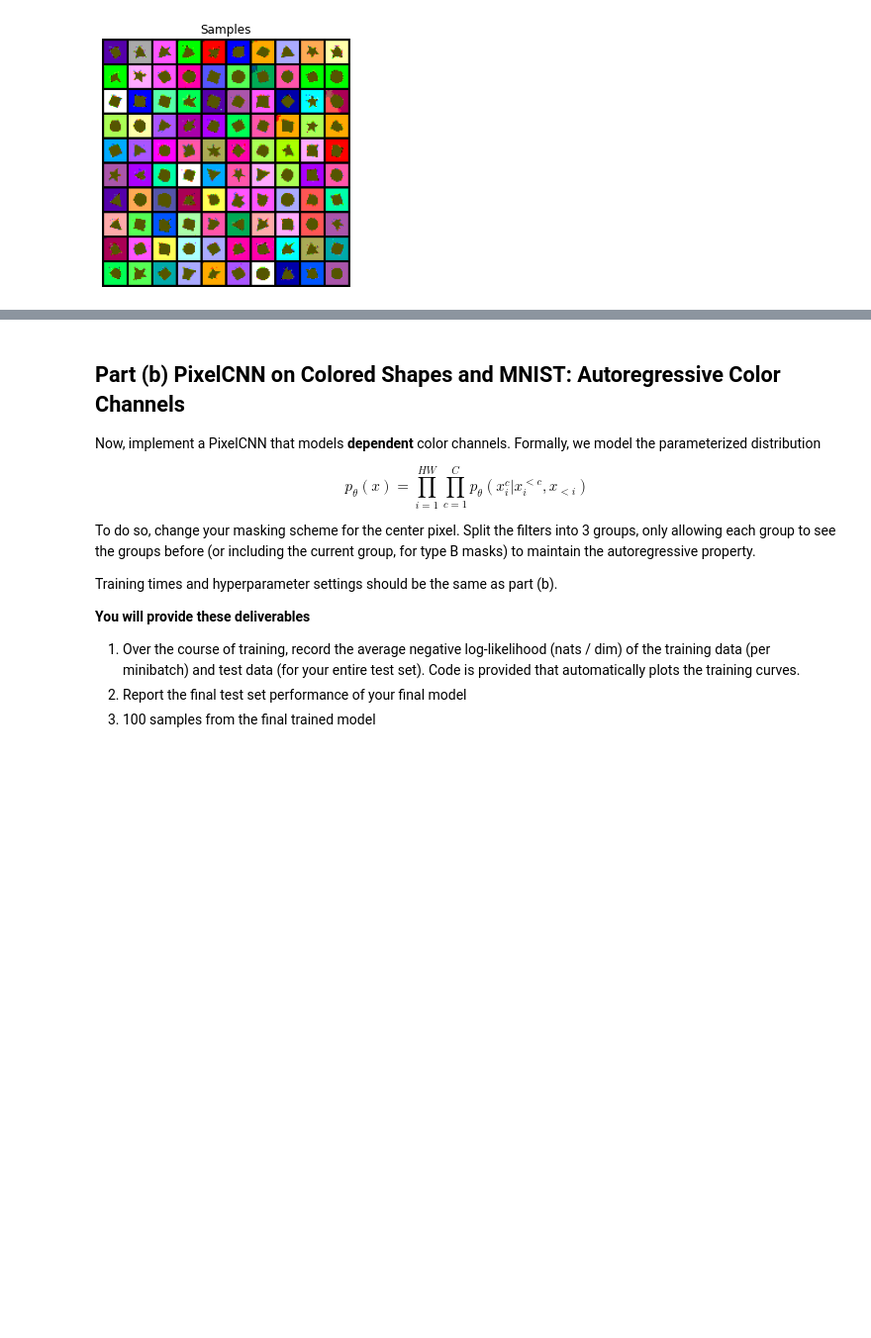
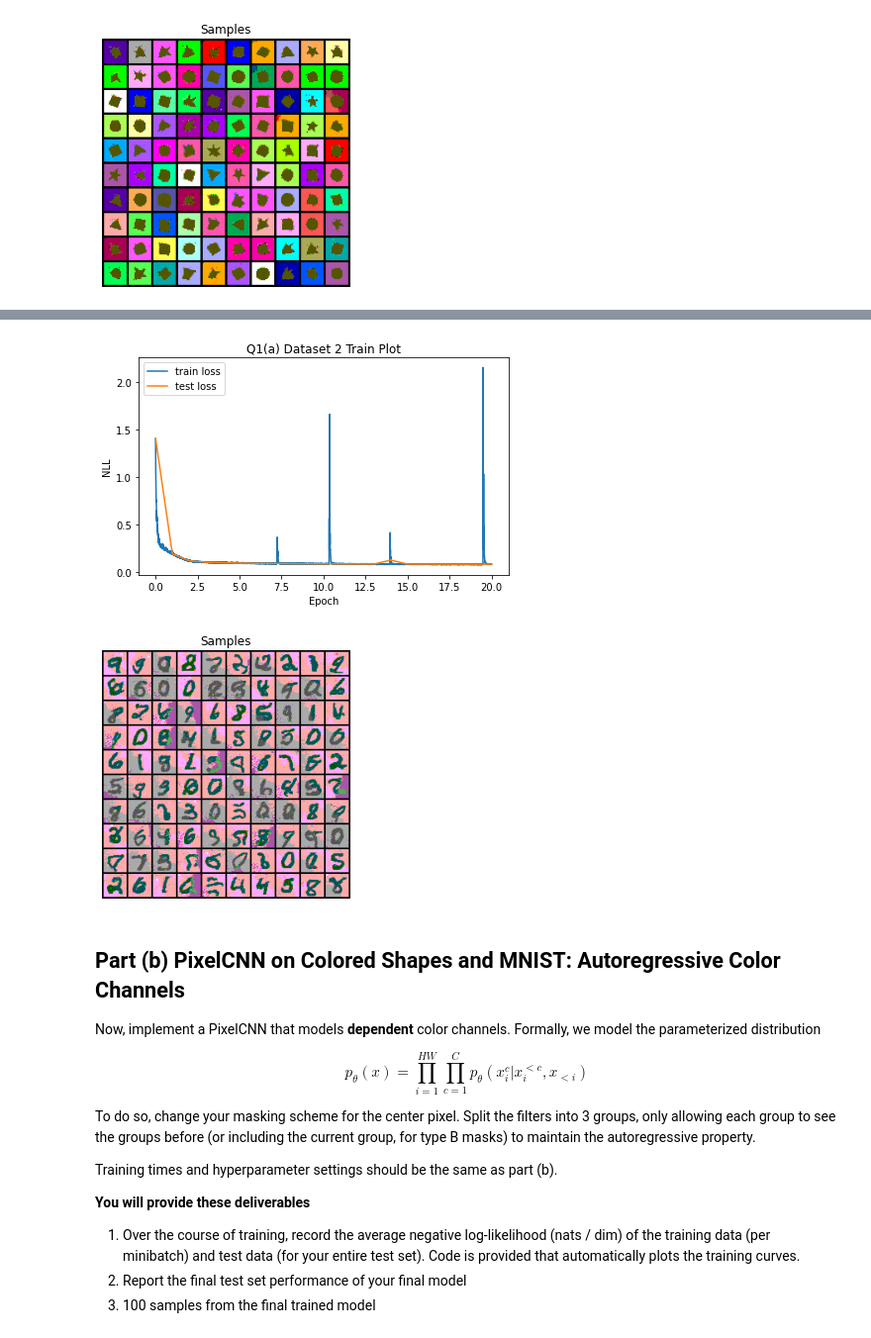
Before and after one commit to gal-dmitry/HSE_DUL, a Jupyter notebook: Homework2_PixelCNN.ipynb, the cells around one changed output, grey strips where cells are left out. Shown at 99% size. Drawn from its saved outputs; the diff is of its cells as text; code cells hidden in the pictures; blank space fills up the shorter version.

```diff
--- a/Homework2_PixelCNN.ipynb
+++ b/Homework2_PixelCNN.ipynb
@@ -296,4 +295,5 @@ Final Test Loss: 0.0415
 [figure]
 [figure]
 # %%
-q1ab_save_results(2, 'a', q1_b)
+q1ab_save_results(2, 'a', q1_a)
+# %% [output]
@@ -300,3 +301,5 @@ q1ab_save_results(2, 'a', q1_b)
+[figure, added]
+[figure, added]
 # %% [markdown]
 ## Part (b) PixelCNN on Colored Shapes and MNIST: Autoregressive Color Channels
 
```
Also changed, not shown: parts of 2 cells of this notebook.
